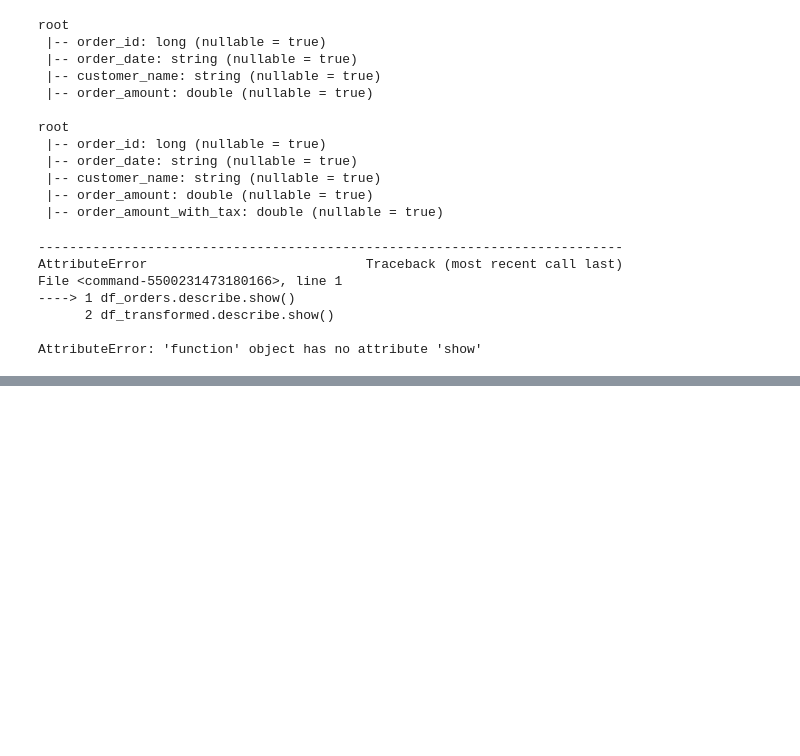
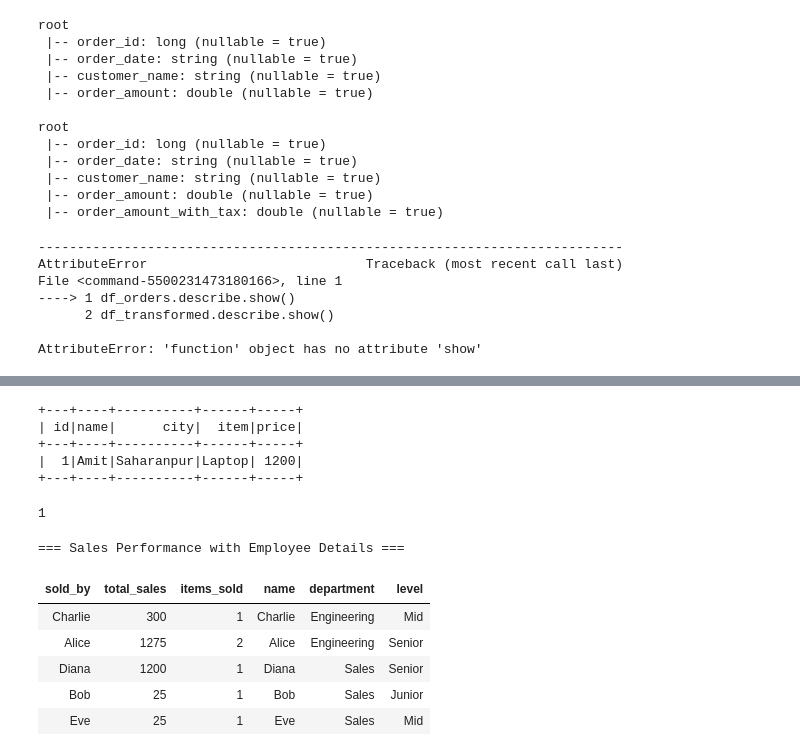
Before and after one commit to harsh15520/my-databricks-project, a Jupyter notebook: my first notebook.ipynb, the cells around one changed output, grey strips where cells are left out. Drawn from its saved outputs; the diff is of its cells as text; code cells hidden in the pictures; blank space fills up the shorter version.

Commit message:
#getting-data-in-branch

```diff
--- a/my first notebook.ipynb
+++ b/my first notebook.ipynb
@@ -395,0 +509,38 @@ cleaned_df.show()
+# %%
+from pyspark.sql import Row
+transactions = [Row(id=1, item="Laptop", price=1200), Row(id=3, item="Mouse", price=25)]
+trans_df = spark.createDataFrame(transactions)
+
+# Task: Use the code below to join your 'cleaned_df' (from the previous step)
+# with this 'trans_df' on the "id" column.
+joined_df = cleaned_df.join(trans_df, on="id", how="inner")
+joined_df.show()
+# %% [output]
++---+----+----------+------+-----+
+| id|name|      city|  item|price|
++---+----+----------+------+-----+
+|  1|Amit|Saharanpur|Laptop| 1200|
++---+----+----------+------+-----+
+# %%
+joined_df.count()
+# %% [output]
+1
+# %%
+# Join sales with employee info
+# Note: using the sales_summary from previous task
+sales_with_employee_info = sales_summary.join(
+    emp_df,
+    sales_summary.sold_by == emp_df.name,
+    "left"
+)
+
+print("=== Sales Performance with Employee Details ===")
+display(sales_with_employee_info)
+# %% [output]
+=== Sales Performance with Employee Details ===
+| sold_by | total_sales | items_sold | name | department | level |
+| Charlie | 300 | 1 | Charlie | Engineering | Mid |
+| Alice | 1275 | 2 | Alice | Engineering | Senior |
+| Diana | 1200 | 1 | Diana | Sales | Senior |
+| Bob | 25 | 1 | Bob | Sales | Junior |
+| Eve | 25 | 1 | Eve | Sales | Mid |
```
Also changed, not shown: parts of 17 cells of this notebook.
